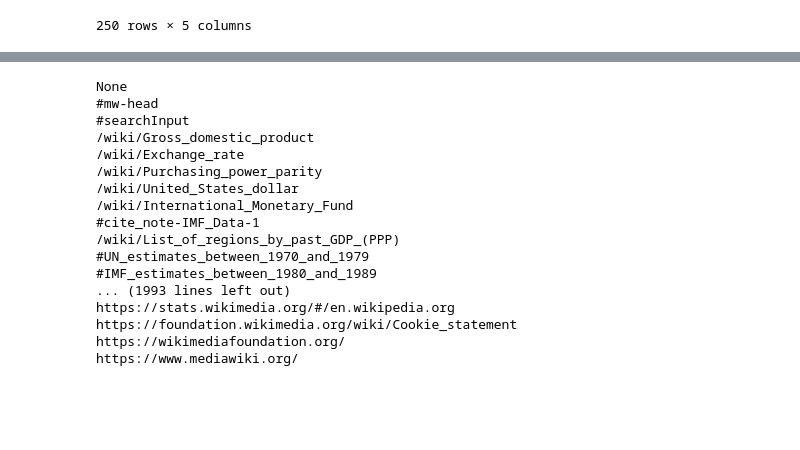
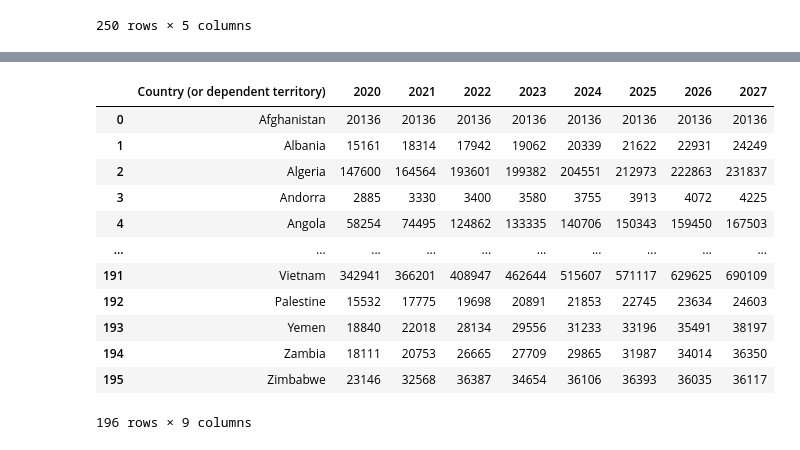
Before and after one commit to PoojaLaveti/Data601, a Jupyter notebook: Week11/hw-11.ipynb, the cells around one changed output, grey strips where cells are left out. Drawn from its saved outputs; the diff is of its cells as text; code cells hidden in the pictures; blank space fills up the shorter version.

```diff
--- a/Week11/hw-11.ipynb
+++ b/Week11/hw-11.ipynb
@@ -34,6 +29,6 @@ df
 | 249 | 249 | Zimbabwe | Harare | 11651858 | 390580.0 |
 250 rows × 5 columns
 # %%
-response = requests.get('https://en.wikipedia.org/wiki/List_of_countries_by_past_and_projected_GDP_(nominal)')
-response.ok
+data = pd.read_html('https://en.wikipedia.org/wiki/List_of_countries_by_past_and_projected_GDP_(nominal)')
+data
 # %% [output]
@@ -129,21 +52,17 @@ m
-# %%
-for link in soup.find_all('a'):
-    print(link.get('href'))
-# %% [output]
-None
-#mw-head
-#searchInput
-/wiki/Gross_domestic_product
-/wiki/Exchange_rate
-/wiki/Purchasing_power_parity
-/wiki/United_States_dollar
-/wiki/International_Monetary_Fund
-#cite_note-IMF_Data-1
-/wiki/List_of_regions_by_past_GDP_(PPP)
-#UN_estimates_between_1970_and_1979
-#IMF_estimates_between_1980_and_1989
-... (1993 lines left out)
-https://stats.wikimedia.org/#/en.wikipedia.org
-https://foundation.wikimedia.org/wiki/Cookie_statement
-https://wikimediafoundation.org/
-https://www.mediawiki.org/
+# %%
+newdf = data[5]
+newdf
+# %% [output]
+|  | Country (or dependent territory) | 2020 | 2021 | 2022 | 2023 | 2024 | 2025 | 2026 | 2027 |
+| 0 | Afghanistan | 20136 | 20136 | 20136 | 20136 | 20136 | 20136 | 20136 | 20136 |
+| 1 | Albania | 15161 | 18314 | 17942 | 19062 | 20339 | 21622 | 22931 | 24249 |
+| 2 | Algeria | 147600 | 164564 | 193601 | 199382 | 204551 | 212973 | 222863 | 231837 |
+| 3 | Andorra | 2885 | 3330 | 3400 | 3580 | 3755 | 3913 | 4072 | 4225 |
+| 4 | Angola | 58254 | 74495 | 124862 | 133335 | 140706 | 150343 | 159450 | 167503 |
+| ... | ... | ... | ... | ... | ... | ... | ... | ... | ... |
+| 191 | Vietnam | 342941 | 366201 | 408947 | 462644 | 515607 | 571117 | 629625 | 690109 |
+| 192 | Palestine | 15532 | 17775 | 19698 | 20891 | 21853 | 22745 | 23634 | 24603 |
+| 193 | Yemen | 18840 | 22018 | 28134 | 29556 | 31233 | 33196 | 35491 | 38197 |
+| 194 | Zambia | 18111 | 20753 | 26665 | 27709 | 29865 | 31987 | 34014 | 36350 |
+| 195 | Zimbabwe | 23146 | 32568 | 36387 | 34654 | 36106 | 36393 | 36035 | 36117 |
+196 rows × 9 columns
```
Also changed, not shown: parts of 14 cells of this notebook.
